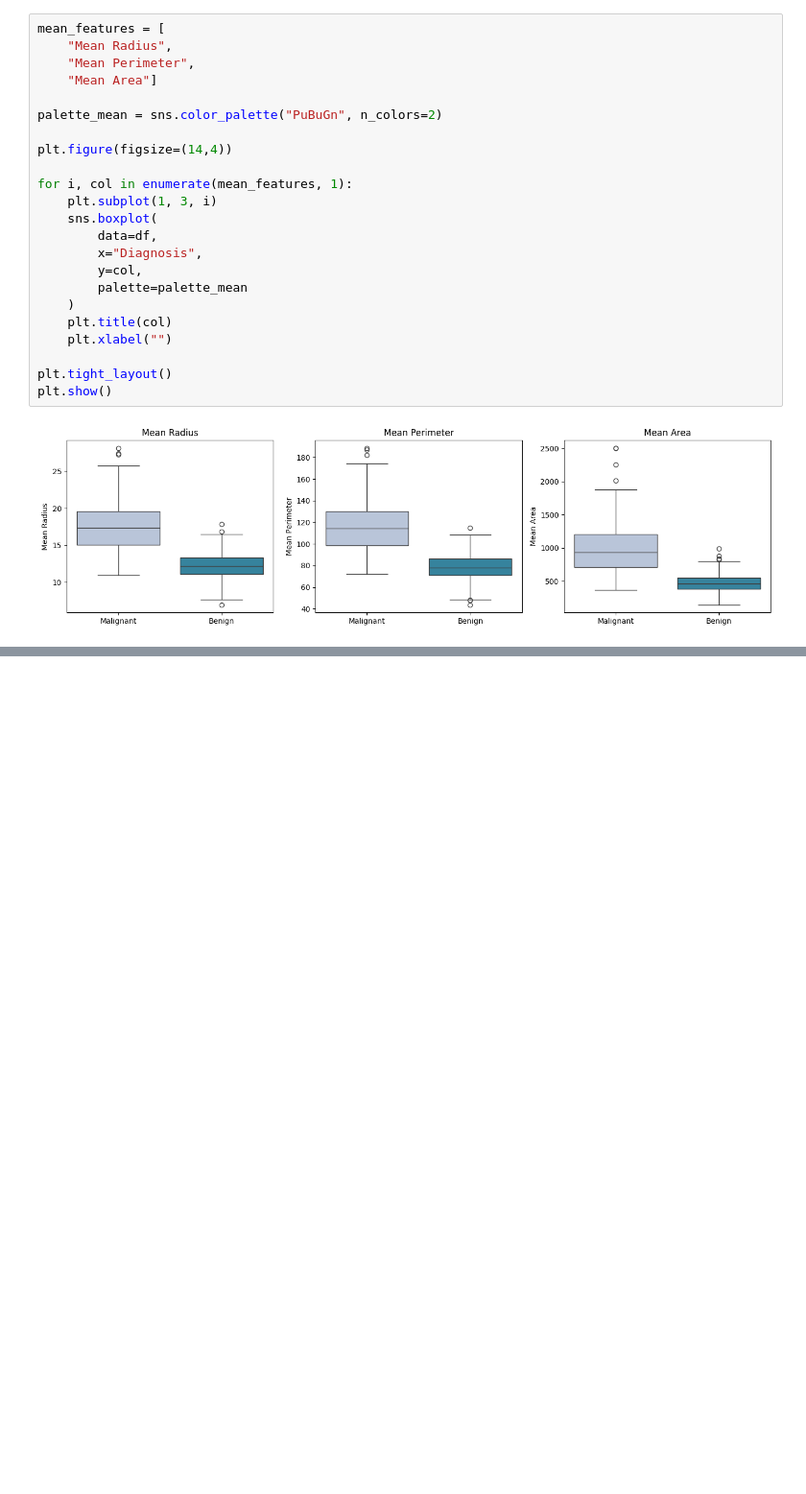
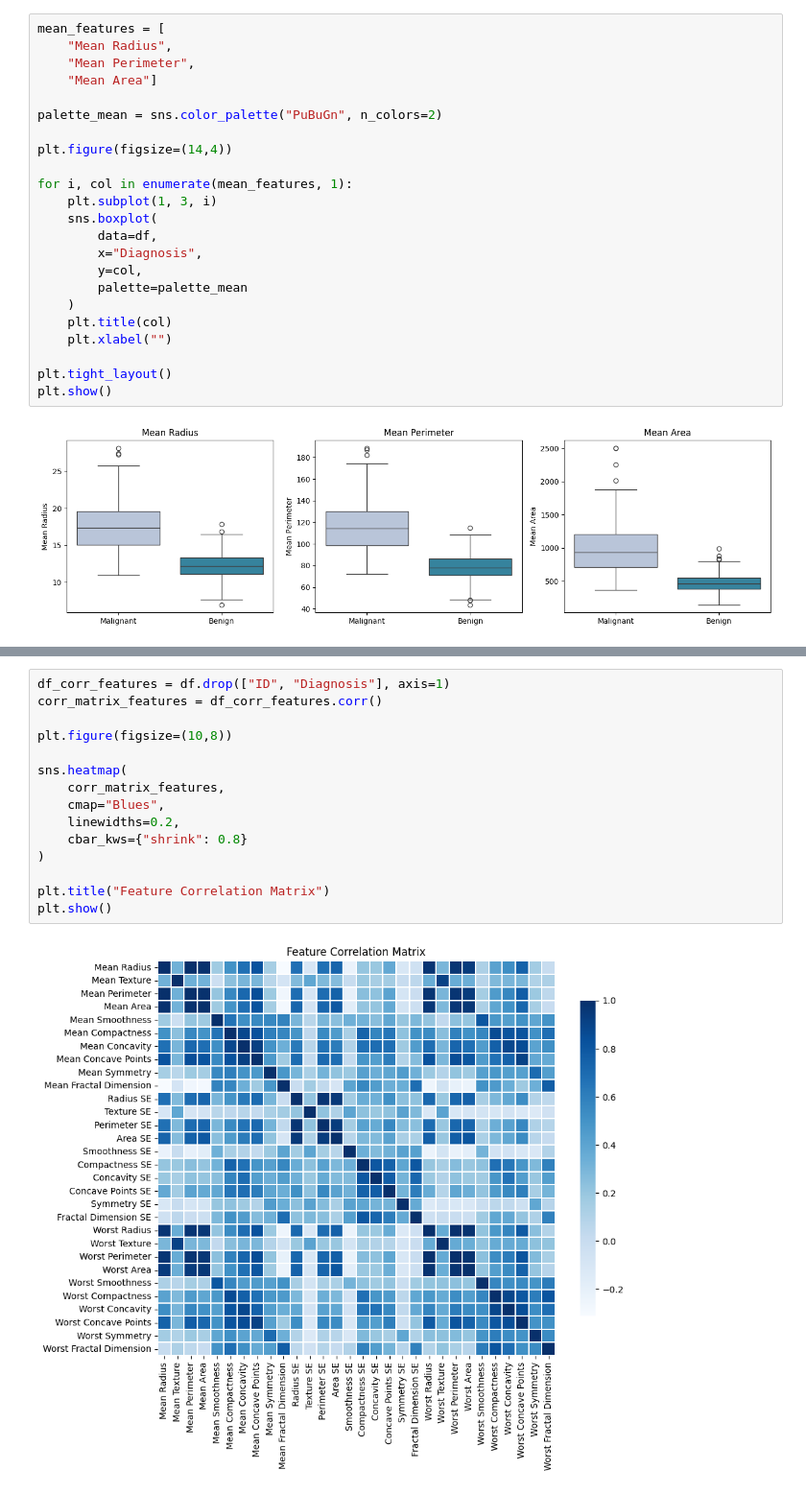
Before and after one commit to haricharnbytes/breast_cancer, a Jupyter notebook: breast_cancer.ipynb, the cells around one changed output, grey strips where cells are left out. Shown at 96% size. Cells and saved outputs as stored; diff of their text form; blank space fills up the shorter version.

Commit message:
correlation

```diff
--- a/breast_cancer.ipynb
+++ b/breast_cancer.ipynb
@@ -112,0 +163,17 @@ plt.show()
+# %%
+df_corr_features = df.drop(["ID", "Diagnosis"], axis=1)
+corr_matrix_features = df_corr_features.corr()
+
+plt.figure(figsize=(10,8))
+
+sns.heatmap(
+    corr_matrix_features,
+    cmap="Blues",
+    linewidths=0.2,
+    cbar_kws={"shrink": 0.8}
+)
+
+plt.title("Feature Correlation Matrix")
+plt.show()
+# %% [output]
+[figure, added]
```
Also changed, not shown: parts of 3 cells of this notebook.
